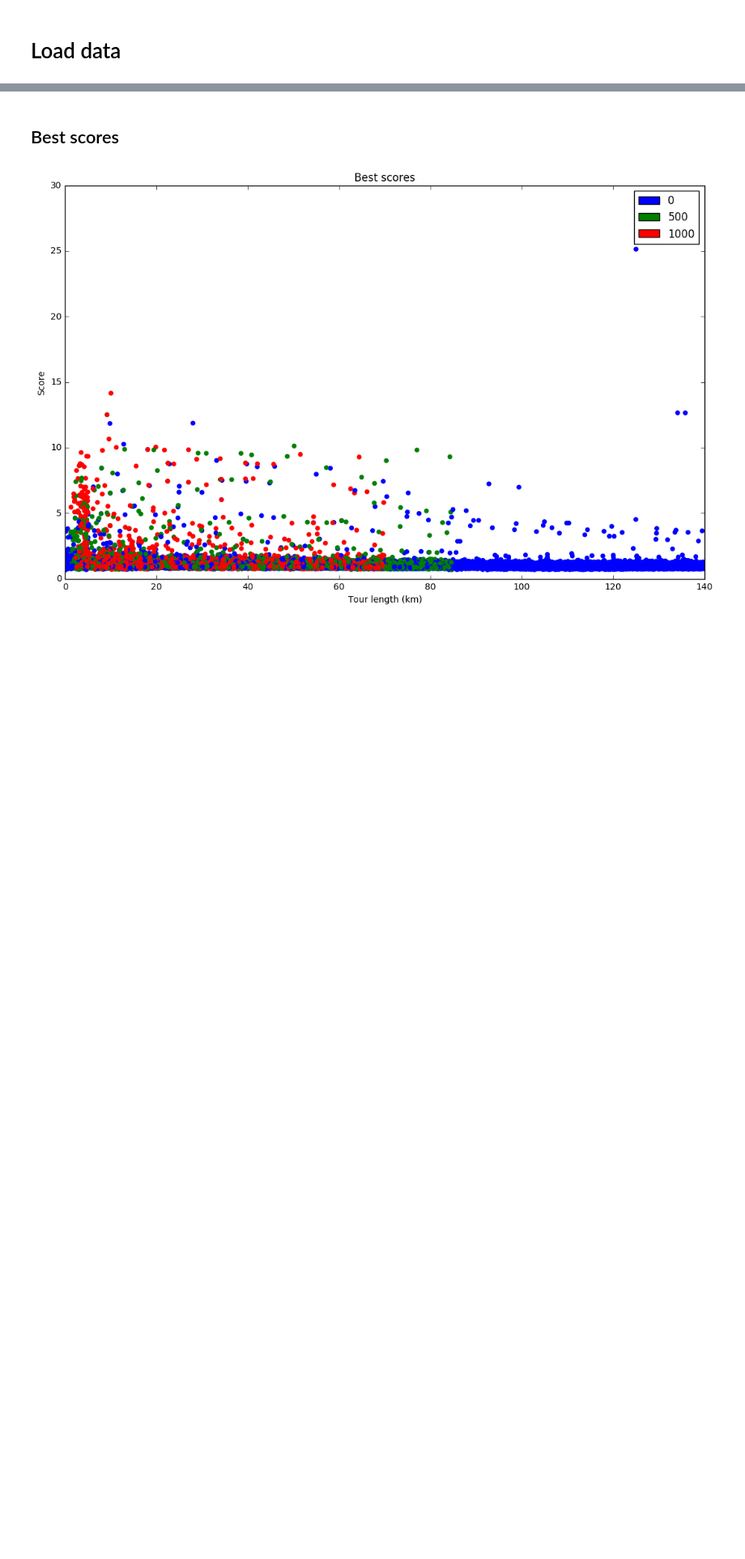
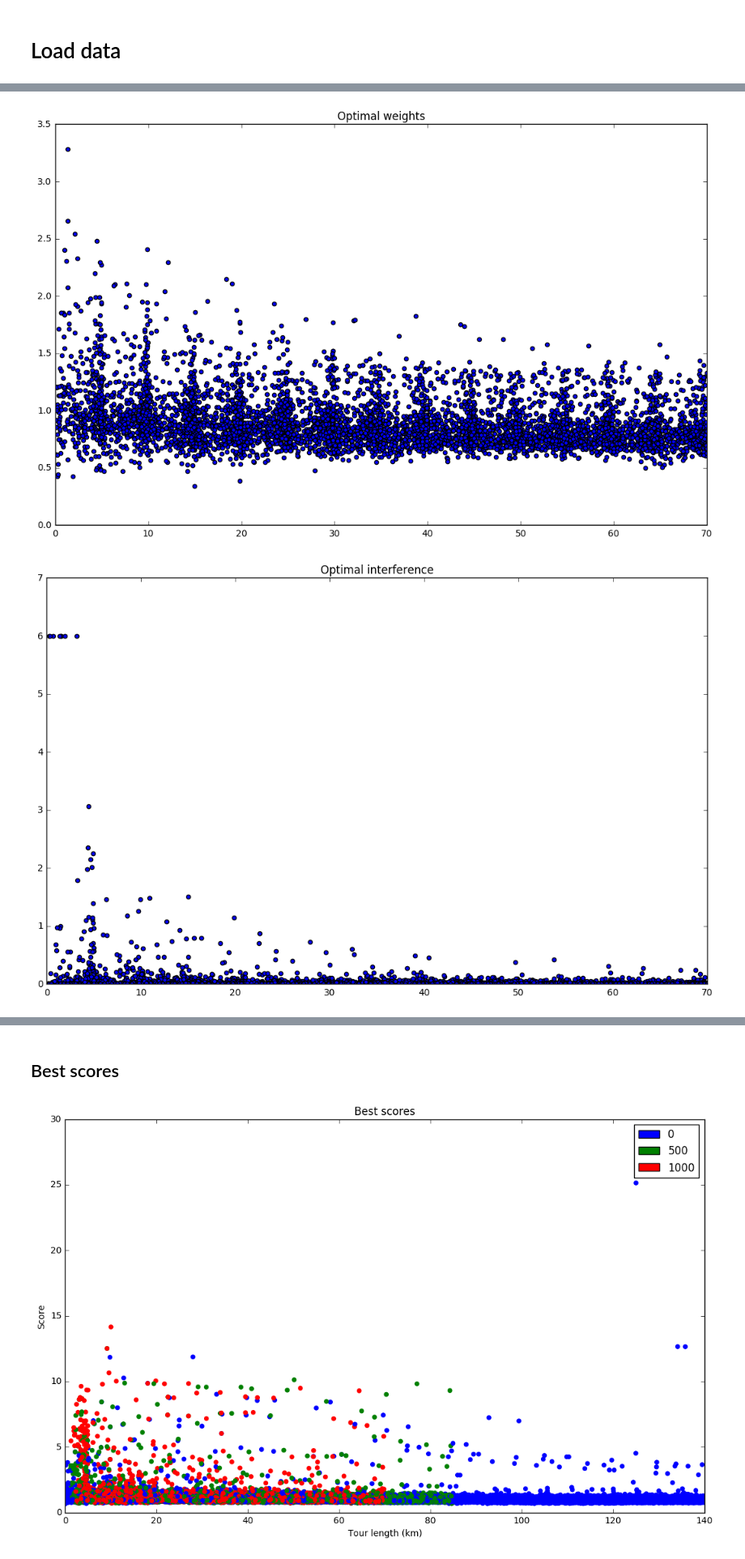
Before and after one commit to Pistro/bike-routing, a Jupyter notebook: postprocessing/Processed Results.ipynb, the cells around one changed output, grey strips where cells are left out. Shown at 81% size. Saved outputs shown, nothing was run; the diff lists cells and outputs as text; code cells hidden in the pictures; blank space fills up the shorter version.

```diff
--- a/postprocessing/Processed Results.ipynb
+++ b/postprocessing/Processed Results.ipynb
@@ -10,0 +33,19 @@ with open('../source/output/results.json') as data_file:
+# %%
+lens = [float(result['output']['route']['tags']['length'])/1000 for result in results_exact if 'route' in result['output']]
+weights = [float(result['output']['route']['tags']['weight']) for result in results_exact if 'route' in result['output']]
+interfs = [float(result['output']['route']['tags']['interf']) for result in results_exact if 'route' in result['output']]
+plt.figure(figsize=(13, 8))
+plt.title('Optimal weights')
+plt.scatter(lens, weights)
+plt.xlim([0, 70])
+plt.ylim(ymin=0)
+plt.show()
+plt.figure(figsize=(13, 8))
+plt.title('Optimal interference')
+plt.scatter(lens, interfs)
+plt.xlim([0, 70])
+plt.ylim(ymin=0)
+plt.show()
+# %% [output]
+[figure, added]
+[figure, added]
```
Also changed, not shown: parts of 6 cells of this notebook, 4 other files.
